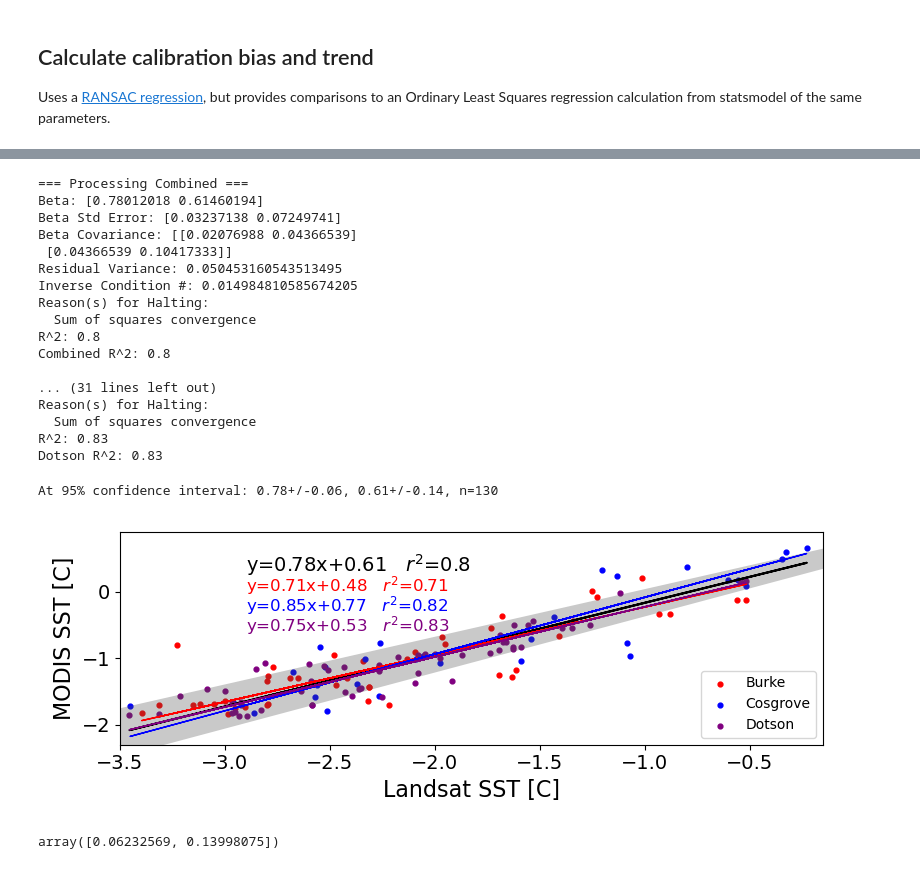
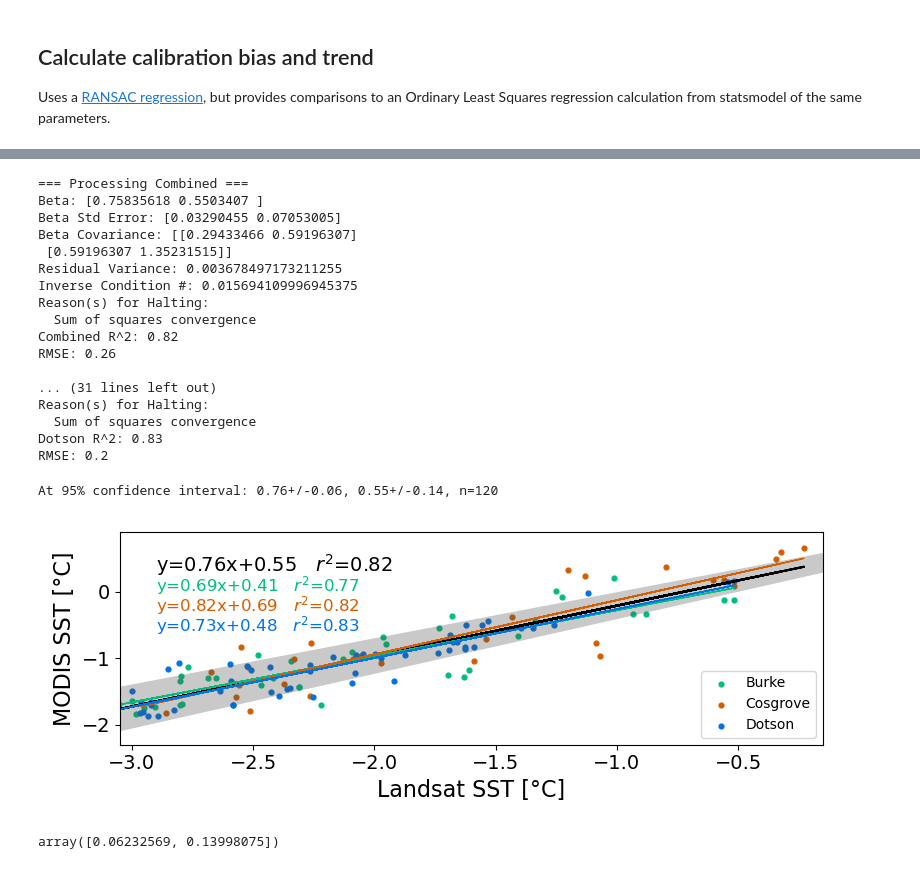
Before and after one commit to espg/Landsat_SST_algorithm, a Jupyter notebook: LandsatCalibration.ipynb, the cells around one changed output, grey strips where cells are left out. Drawn from its saved outputs; the diff is of its cells as text; code cells hidden in the pictures.

```diff
--- a/LandsatCalibration.ipynb
+++ b/LandsatCalibration.ipynb
@@ -1669,8 +1126,8 @@ LC08_L1GT_007113_20230308_20230320_02_T2
 # Put data into DataFrame and save
 headers = ['DateTime','MODIS_filename','MODIS_SST','MODIS_pix','L8_filename',f'L8_{surf_temp}','L8_pix','time_dif']
 lsat_mod_df = pd.DataFrame(lsat_mod,columns=headers)
-out_df = basepath / f'Data/MODISvLandsat_{surf_temp}_{dfloc}_20250425'
-lsat_mod_df.to_pickle(out_df)
+out_df = basepath / f'Data/MODISvLandsat_{surf_temp}_{dfloc}_20250500.csv'
+lsat_mod_df.to_csv(out_df)
 # %%
 print (out_df)
 # %% [output]
@@ -2305,6 +1387,11 @@ dataframes = [
     ('Cosgrove', lsat_mod_df_C),
     ('Dotson', lsat_mod_df_D),
 ]
+
+if surf_temp=='LST':
+    landsat_uncertainty = lst_uncertainty
+else:
+    landsat_uncertainty = sst_uncertainty
 
 # Dictionary to store the results from each DataFrame
 odr_results = {}
@@ -2324,8 +1411,12 @@ for df_name, data0 in dataframes:
     x_original = np.array(data0[f'L8_{surf_temp}'])
     y_original = np.array(data0['MODIS_SST'])
 
+    # Assume these are your uncertainty estimates per observation
+    sy = np.full_like(y_original, modis_uncertainty * pix_uncertainty)  # Adjusted for resolution mismatch
+    sx = np.full_like(x_original, landsat_uncertainty)
+
     # Create a RealData object using your DataFrame
-    data = RealData(x_original, y_original)
+    data = RealData(x_original, y_original,sx=sx, sy=sy)
 
     # Set up ODR with the model and data, providing an initial guess
     odr = ODR(data, linear, beta0=[1., 0.])
@@ -2354,8 +1445,12 @@ for df_name, data0 in dataframes:
     # Calculate R^2
     R2 = 1 - (SSR / SST)
 
+    # Compute RMSE
+    rmse = np.sqrt(((y_original - y_pred) ** 2).mean())
+
     # Print R^2
     print(f"{df_name} R^2:", np.around(R2, 2))
+    print(f"RMSE: {np.around(rmse,2)}")
 
     # Store results in a dictionary for later use (plotting, etc.)
     odr_results[df_name] = {
@@ -2368,22 +1463,22 @@ for df_name, data0 in dataframes:
     }
 # %% [output]
 === Processing Combined ===
-Beta: [0.78012018 0.61460194]
-Beta Std Error: [0.03237138 0.07249741]
-Beta Covariance: [[0.02076988 0.04366539]
- [0.04366539 0.10417333]]
-Residual Variance: 0.050453160543513495
-Inverse Condition #: 0.014984810585674205
+Beta: [0.75835618 0.5503407 ]
+Beta Std Error: [0.03290455 0.07053005]
+Beta Covariance: [[0.29433466 0.59196307]
+ [0.59196307 1.35231515]]
+Residual Variance: 0.003678497173211255
+Inverse Condition #: 0.015694109996945375
 Reason(s) for Halting:
   Sum of squares convergence
-R^2: 0.8
-Combined R^2: 0.8
+Combined R^2: 0.82
+RMSE: 0.26
 
 ... (31 lines left out)
 Reason(s) for Halting:
   Sum of squares convergence
-R^2: 0.83
 Dotson R^2: 0.83
+RMSE: 0.2
 # %%
 # Plot with all points and by region (Burke=r, Cosgrove=b, Dotson=g) - show with lsat_mod_df_n calculations for the line
 beta_mdn = [odr_results['Combined']['beta'][0]-odr_results['Combined']['beta_err'][0]*1.96,odr_results['Combined']['beta'][1]-odr_results['Combined']['beta_err'][1]*1.96]
@@ -2398,50 +1493,50 @@ nn = odr_results['Combined']['y_pred'].shape[0]
 ar = np.around(odr_results['Combined']['R2'],2)
 b1 = np.around(odr_results['Burke']['beta'][0],2)
 b2 = np.around(odr_results['Burke']['beta'][1],2)
 br = np.around(odr_results['Burke']['R2'],2)
 c1 = np.around(odr_results['Cosgrove']['beta'][0],2)
 c2 = np.around(odr_results['Cosgrove']['beta'][1],2)
 cr = np.around(odr_results['Cosgrove']['R2'],2)
 d1 = np.around(odr_results['Dotson']['beta'][0],2)
 d2 = np.around(odr_results['Dotson']['beta'][1],2)
 dr = np.around(odr_results['Dotson']['R2'],2)
 print(f'At 95% confidence interval: {a1}+/-{a1e}, {a2}+/-{a2e}, n={nn}')
 xfill = np.array([-4.3,0.9])
 
 
 fig, ax = plt.subplots(figsize=(8, 3))
 ax.tick_params(labelsize=14)
 
-plt.scatter(np.array(lsat_mod_df_B[f'L8_{surf_temp}']), np.array(lsat_mod_df_B['MODIS_SST']), s=12,color='r', label='Burke')
-plt.scatter(np.array(lsat_mod_df_C[f'L8_{surf_temp}']), np.array(lsat_mod_df_C['MODIS_SST']), s=12,color='b', label='Cosgrove')
-plt.scatter(np.array(lsat_mod_df_D[f'L8_{surf_temp}']), np.array(lsat_mod_df_D['MODIS_SST']), s=12,color='purple', label='Dotson')
+plt.scatter(np.array(lsat_mod_df_B[f'L8_{surf_temp}']), np.array(lsat_mod_df_B['MODIS_SST']), s=12,color='#00bf7d', label='Burke')
+plt.scatter(np.array(lsat_mod_df_C[f'L8_{surf_temp}']), np.array(lsat_mod_df_C['MODIS_SST']), s=12,color=sns.color_palette("colorblind")[3], label='Cosgrove')
+plt.scatter(np.array(lsat_mod_df_D[f'L8_{surf_temp}']), np.array(lsat_mod_df_D['MODIS_SST']), s=12,color='#0073e6', label='Dotson')
 
 plt.plot(odr_results['Combined']['x_original'], odr_results['Combined']['y_pred'], color='k')
 plt.fill_between(xfill, linear_model(beta_bdn, xfill), linear_model(beta_mup, xfill),alpha=0.3, facecolor='0.3')
-plt.plot(odr_results['Burke']['x_original'], odr_results['Burke']['y_pred'], ls='-',linewidth=1,color='r')
-plt.plot(odr_results['Cosgrove']['x_original'], odr_results['Cosgrove']['y_pred'], ls='-',linewidth=1,color='b')
-plt.plot(odr_results['Dotson']['x_original'], odr_results['Dotson']['y_pred'], ls='-',linewidth=1,color='purple')
+plt.plot(odr_results['Burke']['x_original'], odr_results['Burke']['y_pred'], ls='-',linewidth=1,color='#00bf7d')
+plt.plot(odr_results['Cosgrove']['x_original'], odr_results['Cosgrove']['y_pred'], ls='-',linewidth=1,color=sns.color_palette("colorblind")[3])
+plt.plot(odr_results['Dotson']['x_original'], odr_results['Dotson']['y_pred'], ls='-',linewidth=1,color='#0073e6')
 
 if surf_temp=='LST':
-    plt.text(-2.25,-0.2,f'y={a1}x+{a2}   $r^2$={ar}',color='k',fontsize=14)
-    plt.text(-2.25,-0.2,f'y={c1}x+{c2}   $r^2$={cr}',color='b',fontsize=12)
-    plt.text(-2.25,-0.2,f'y={d1}x+{d2}   $r^2$={dr}',color='purple',fontsize=12)
+    plt.text(-2.25,-0.2,f'y={a1}x+{a2}   $r^2$={ar}',color='#00bf7d',fontsize=14)
+    plt.text(-2.25,-0.2,f'y={c1}x+{c2}   $r^2$={cr}',color=sns.color_palette("colorblind")[3],fontsize=12)
+    plt.text(-2.25,-0.2,f'y={d1}x+{d2}   $r^2$={dr}',color='#0073e6',fontsize=12)
     plt.xlim([-2.5,-1.4])
     plt.ylim([-2.05,0.0])
 else:
     plt.text(-2.9,0.3,f'y={a1}x+{a2}   $r^2$={ar}',color='k',fontsize=14)
-    plt.text(-2.9,0.0,f'y={b1}x+{b2}   $r^2$={br}',color='r',fontsize=12)
-    plt.text(-2.9,-0.3,f'y={c1}x+{c2}   $r^2$={cr}',color='b',fontsize=12)
-    plt.text(-2.9,-0.6,f'y={d1}x+{d2}   $r^2$={dr}',color='purple',fontsize=12)
-    plt.xlim([thresh,-0.15])
+    plt.text(-2.9,0.0,f'y={b1}x+{b2}   $r^2$={br}',color='#00bf7d',fontsize=12)
+    plt.text(-2.9,-0.3,f'y={c1}x+{c2}   $r^2$={cr}',color=sns.color_palette("colorblind")[3],fontsize=12)
+    plt.text(-2.9,-0.6,f'y={d1}x+{d2}   $r^2$={dr}',color='#0073e6',fontsize=12)
+    plt.xlim([-3.05,-0.15])
     plt.ylim([-2.3,0.9])
-plt.xlabel('Landsat SST [C]',fontsize=16)
-plt.ylabel('MODIS SST [C]',fontsize=16)
+plt.xlabel('Landsat SST [°C]',fontsize=16)
+plt.ylabel('MODIS SST [°C]',fontsize=16)
 plt.legend(loc='lower right',fontsize=10)
 plt.tight_layout()
 # %% [output]
-At 95% confidence interval: 0.78+/-0.06, 0.61+/-0.14, n=130
+At 95% confidence interval: 0.76+/-0.06, 0.55+/-0.14, n=120
-[figure, old version]
+[figure, new version]
 # %%
 odr_results['Burke']['beta_err']
 # %% [output]
```
Also changed, not shown: parts of 86 cells of this notebook.
